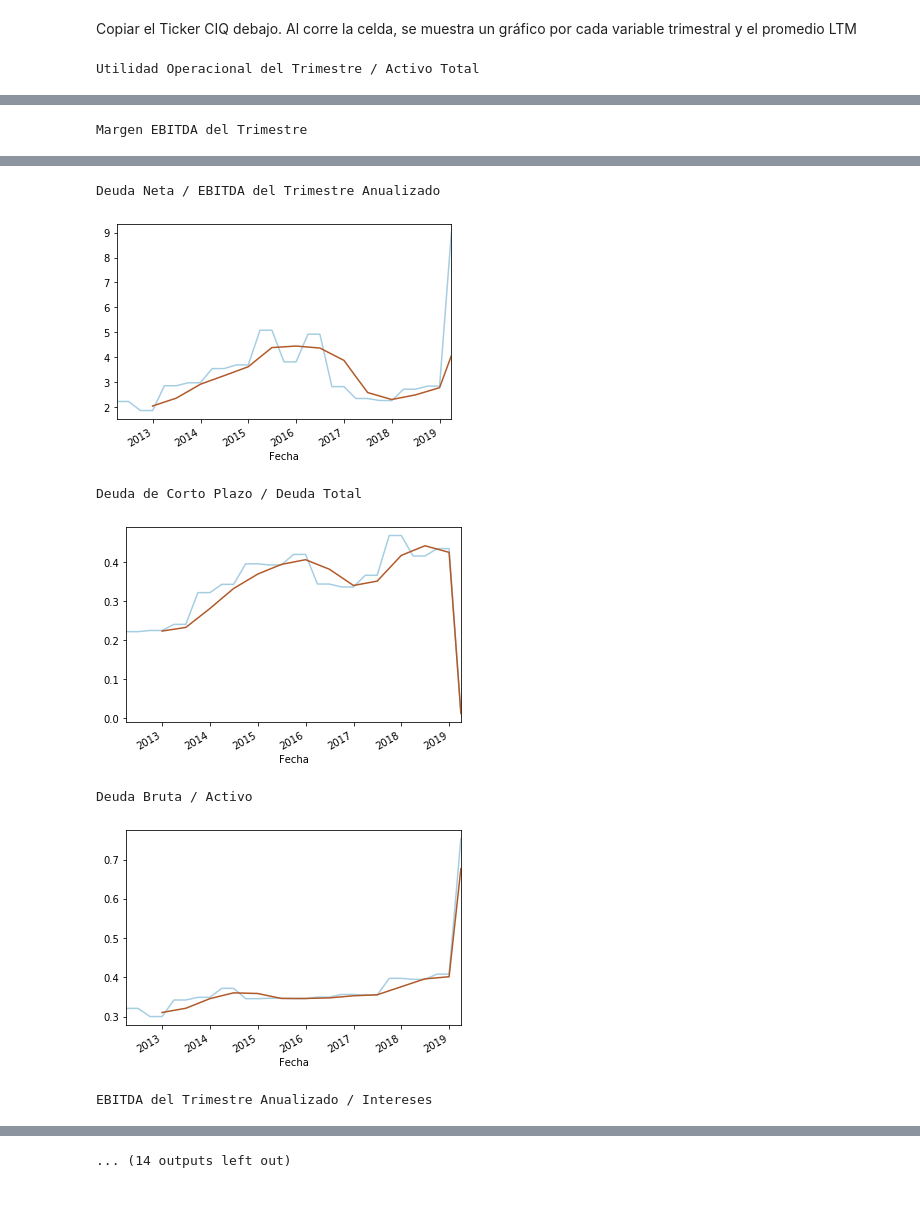
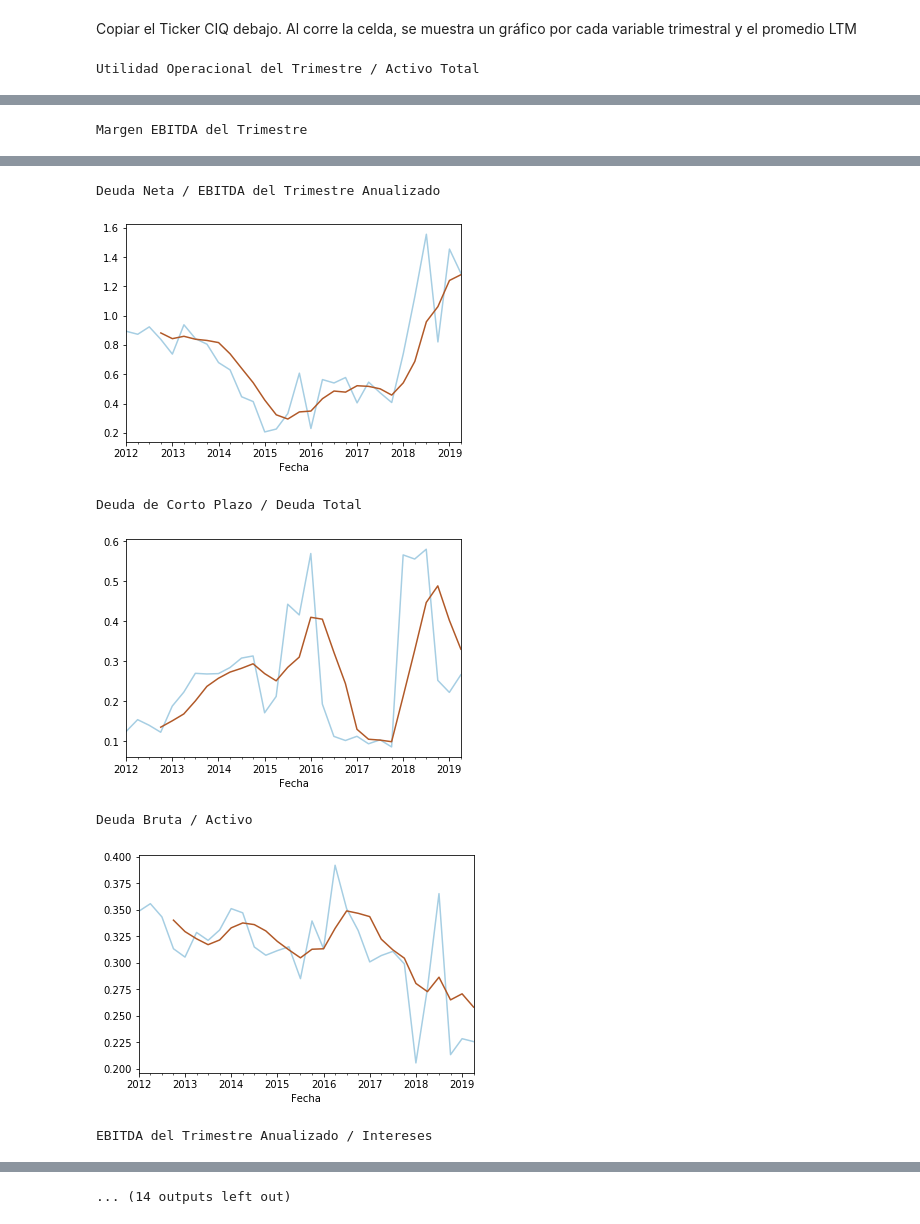
Before and after one commit to mauz315/credrating_predv1.5, a Jupyter notebook: data_explorer.ipynb, the cells around one changed output, grey strips where cells are left out. Cells and saved outputs as stored; diff of their text form; code cells hidden in the pictures.

```diff
--- a/data_explorer.ipynb
+++ b/data_explorer.ipynb
@@ -7,7 +7,7 @@ Este archivo grafica las variables históricas para un emisor existente en la ba
 # %%
 from data_handler import issuer_choice, data_handler
 %matplotlib inline
-data_file = 'data_em_1212_0119.csv'
+data_file = 'data_em_1212_0619.csv'
 # %% [markdown]
 ## 2. Recuperar data con Ticker CIQ
 # %% [markdown]
@@ -23,7 +23,7 @@ Dropdown(description='Emisor:', options=('361 Degrees International Limited', 'A
 # %% [markdown]
 Copiar el Ticker CIQ debajo. Al corre la celda, se muestra un gráfico por cada variable trimestral y el promedio LTM
 # %%
-ticker = 'IQT297911881'
+ticker = 'IQT347961345'
 data_handler(data_file, ticker)
 # %% [output]
 Utilidad Operacional del Trimestre / Activo Total
@@ -33,7 +33,7 @@ Margen EBITDA del Trimestre
 Deuda Neta / EBITDA del Trimestre Anualizado
-[figure, old version]
+[figure, new version]
 Deuda de Corto Plazo / Deuda Total
-[figure, old version]
+[figure, new version]
 Deuda Bruta / Activo
-[figure, old version]
+[figure, new version]
 EBITDA del Trimestre Anualizado / Intereses
```
Also changed, not shown: parts of 1 cell of this notebook, 1 other file.
